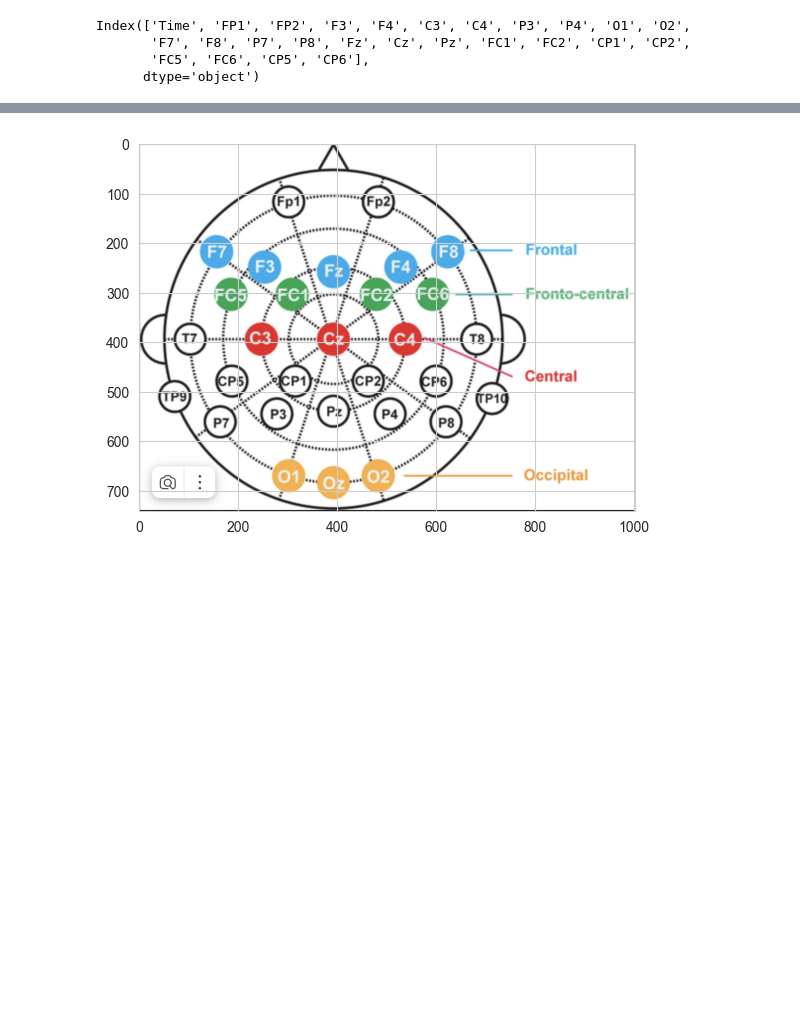
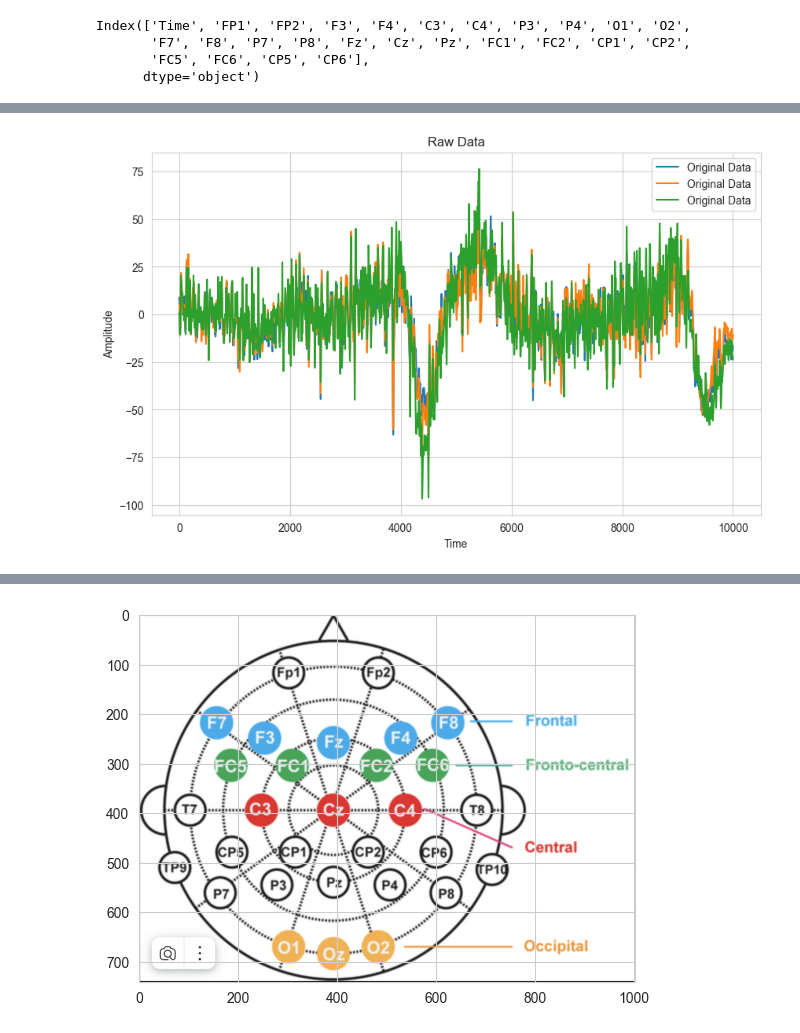
Before and after one commit to VakhromeevaKate/parkinson-disease-eeg, a Jupyter notebook: ParkinsonEEGDetection.ipynb, the cells around one changed output, grey strips where cells are left out. Cells and saved outputs as stored; diff of their text form; code cells hidden in the pictures; blank space fills up the shorter version.

```diff
--- a/ParkinsonEEGDetection.ipynb
+++ b/ParkinsonEEGDetection.ipynb
@@ -132,0 +156,40 @@ Index(['Time', 'FP1', 'FP2', 'F3', 'F4', 'C3', 'C4', 'P3', 'P4', 'O1', 'O2',
+# %%
+# Построение графиков
+new_df = pd.DataFrame({
+    'FP1': df.FP1,
+    'FP2': df.FP2,
+    'F3': df.F3,
+    'F4': df.F4,
+    'C3': df.C3,
+    'C4': df.C4,
+    'P3': df.P3,
+    'P4': df.P4,
+    'O1': df.O1,
+    'O2': df.O2,
+    'F7': df.F7,
+    'F8': df.F8,
+    'P7': df.P7,
+    'P8': df.P8,
+    'Fz': df.Fz,
+    'Cz': df.Cz,
+    'Pz': df.Pz,
+    'FC1': df.FC1,
+    'FC2': df.FC2,
+    'CP1': df.CP1,
+    'CP2': df.CP2,
+    'FC5': df.FC5,
+    'FC6': df.FC6,
+    'CP5': df.CP5,
+    'CP6': df.CP6,
+    })
+df
+
+plt.figure(figsize=(10, 6))
+plt.plot(new_df, label='Original Data')
+plt.title('Raw Data')
+plt.xlabel('Time')
+plt.ylabel('Amplitude')
+plt.legend()
+plt.show()
+# %% [output]
+[figure, added]
```
Also changed, not shown: parts of 6 cells of this notebook, 1 other file.
